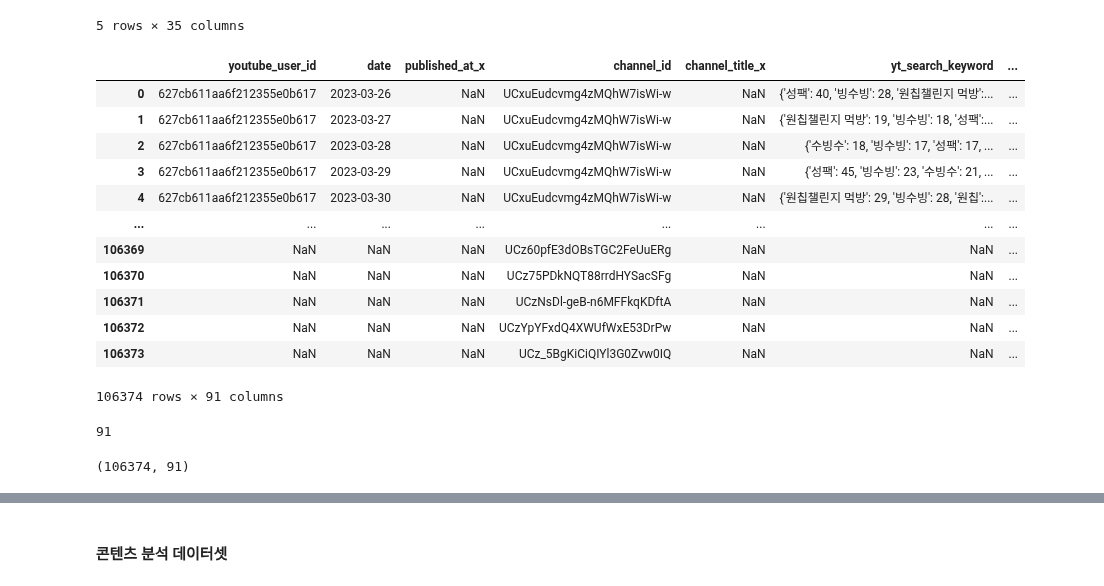
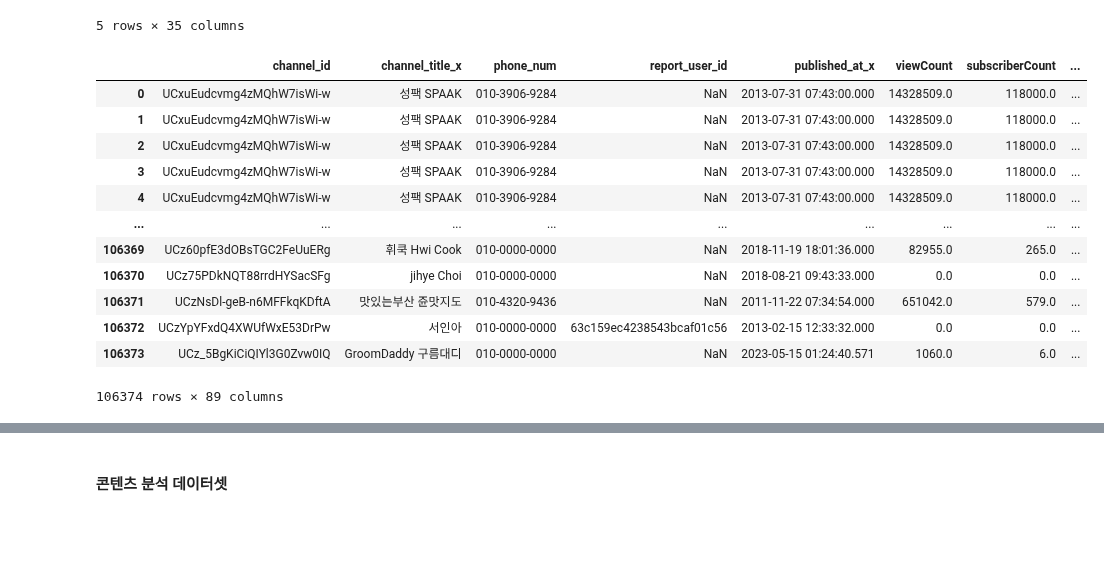
Before and after one commit to kkwann/awake, a Jupyter notebook: MongoDB_connection.ipynb, the cells around one changed output, grey strips where cells are left out. Saved outputs shown, nothing was run; the diff lists cells and outputs as text; code cells hidden in the pictures; blank space fills up the shorter version.

```diff
--- a/MongoDB_connection.ipynb
+++ b/MongoDB_connection.ipynb
@@ -832,6 +824,7 @@ print(youtube_videos['end_date'].min(), youtube_videos['end_date'].max())
 #### 계정 분석 데이터셋
 # %%
 youtube_revenue = youtube_revenue.rename(columns={'data_created_at':'date'})
+youtube_revenue['date'] = youtube_revenue['date'].astype(str)
 youtube_revenue.head()
 # %% [output]
 |  | youtube_user_id | date | estimated_revenue | estimated_ad_revenue | estimated_red_partner_revenue | ... |
@@ -861,0 +846,18 @@ youtube_users.head()
+# %%
+# 핸드폰 번호 형식으로 변환하는 함수
+def format_phone_number(x):
+    if pd.isna(x):
+        return "010-0000-0000"  # NaN 값을 기본 전화번호 형식으로 대체
+    else:
+        # 숫자를 정수로 변환한 후 문자열로 변환
+        phone_str = str(int(x))
+        phone_format = '0' + phone_str
+
+        phone_format = phone_format[:3] + '-' + phone_format[3:7]+ '-' + phone_format[7:]
+
+
+        # 3-3-4 형식으로 포맷팅 (예: 010-1234-5678)
+        return phone_format
+
+youtube_users['phone_num'] = youtube_users['phone_num'].apply(format_phone_number)
+youtube_users.head()
@@ -912,35 +921,28 @@ youtube_datas.head()
 # youtube_datas
 # %%
 # # 계정 분석 데이터 테이블 매핑
-merge_df_users = pd.merge(youtube_datas,youtube_users,how='outer',on=['channel_id']).reset_index(drop=True)
+merge_df_users = pd.merge(youtube_users,youtube_datas,how='outer',on=['channel_id']).reset_index(drop=True)
 merge_df_users = pd.merge(merge_df_users,youtube_revenue,how='outer',on=['youtube_user_id','date']).reset_index(drop=True)
 merge_df_users = pd.merge(merge_df_users,youtube_channel_demographics,how='outer',on=['youtube_user_id','date']).reset_index(drop=True)
 merge_df_users = pd.merge(merge_df_users,youtube_channel_locations,how='outer',on=['youtube_user_id','date']).reset_index(drop=True)
 merge_df_users = pd.merge(merge_df_users,youtube_daily_channel_basics,how='outer',on=['youtube_user_id','date']).reset_index(drop=True)
 merge_df_users = pd.merge(merge_df_users,youtube_subscriber,how='outer',on=['youtube_user_id','date']).reset_index(drop=True)
 # merge_df_users = pd.merge(merge_df_users,youtube_datas,how='outer',on=['youtube_user_id','date']).reset_index(drop=True)
 # merge_df_users = pd.merge(merge_df_users,youtube_users,how='outer',on=['channel_id']).reset_index(drop=True)
 
+merge_df_users = merge_df_users.drop(['channel_title_y','published_at_y'],axis=1)
 merge_df_users
 # %% [output]
-|  | youtube_user_id | date | published_at_x | channel_id | channel_title_x | yt_search_keyword | ... |
-| 0 | 627cb611aa6f212355e0b617 | 2023-03-26 | NaN | UCxuEudcvmg4zMQhW7isWi-w | NaN | {'성팩': 40, '빙수빙': 28, '원칩챌린지 먹방':... | ... |
-| 1 | 627cb611aa6f212355e0b617 | 2023-03-27 | NaN | UCxuEudcvmg4zMQhW7isWi-w | NaN | {'원칩챌린지 먹방': 19, '빙수빙': 18, '성팩':... | ... |
-| 2 | 627cb611aa6f212355e0b617 | 2023-03-28 | NaN | UCxuEudcvmg4zMQhW7isWi-w | NaN | {'수빙수': 18, '빙수빙': 17, '성팩': 17, ... | ... |
-| 3 | 627cb611aa6f212355e0b617 | 2023-03-29 | NaN | UCxuEudcvmg4zMQhW7isWi-w | NaN | {'성팩': 45, '빙수빙': 23, '수빙수': 21, ... | ... |
-| 4 | 627cb611aa6f212355e0b617 | 2023-03-30 | NaN | UCxuEudcvmg4zMQhW7isWi-w | NaN | {'원칩챌린지 먹방': 29, '빙수빙': 28, '원칩':... | ... |
-| ... | ... | ... | ... | ... | ... | ... | ... |
-| 106369 | NaN | NaN | NaN | UCz60pfE3dOBsTGC2FeUuERg | NaN | NaN | ... |
-| 106370 | NaN | NaN | NaN | UCz75PDkNQT88rrdHYSacSFg | NaN | NaN | ... |
-| 106371 | NaN | NaN | NaN | UCzNsDl-geB-n6MFFkqKDftA | NaN | NaN | ... |
-| 106372 | NaN | NaN | NaN | UCzYpYFxdQ4XWUfWxE53DrPw | NaN | NaN | ... |
-| 106373 | NaN | NaN | NaN | UCz_5BgKiCiQIYl3G0Zvw0IQ | NaN | NaN | ... |
+|  | channel_id | channel_title_x | phone_num | report_user_id | published_at_x | viewCount | subscriberCount | ... |
+| 0 | UCxuEudcvmg4zMQhW7isWi-w | 성팩 SPAAK | 010-3906-9284 | NaN | 2013-07-31 07:43:00.000 | 14328509.0 | 118000.0 | ... |
+| 1 | UCxuEudcvmg4zMQhW7isWi-w | 성팩 SPAAK | 010-3906-9284 | NaN | 2013-07-31 07:43:00.000 | 14328509.0 | 118000.0 | ... |
+| 2 | UCxuEudcvmg4zMQhW7isWi-w | 성팩 SPAAK | 010-3906-9284 | NaN | 2013-07-31 07:43:00.000 | 14328509.0 | 118000.0 | ... |
+| 3 | UCxuEudcvmg4zMQhW7isWi-w | 성팩 SPAAK | 010-3906-9284 | NaN | 2013-07-31 07:43:00.000 | 14328509.0 | 118000.0 | ... |
+| 4 | UCxuEudcvmg4zMQhW7isWi-w | 성팩 SPAAK | 010-3906-9284 | NaN | 2013-07-31 07:43:00.000 | 14328509.0 | 118000.0 | ... |
+| ... | ... | ... | ... | ... | ... | ... | ... | ... |
+| 106369 | UCz60pfE3dOBsTGC2FeUuERg | 휘쿡 Hwi Cook | 010-0000-0000 | NaN | 2018-11-19 18:01:36.000 | 82955.0 | 265.0 | ... |
+| 106370 | UCz75PDkNQT88rrdHYSacSFg | jihye Choi | 010-0000-0000 | NaN | 2018-08-21 09:43:33.000 | 0.0 | 0.0 | ... |
+| 106371 | UCzNsDl-geB-n6MFFkqKDftA | 맛있는부산 쥰맛지도 | 010-4320-9436 | NaN | 2011-11-22 07:34:54.000 | 651042.0 | 579.0 | ... |
+| 106372 | UCzYpYFxdQ4XWUfWxE53DrPw | 서인아 | 010-0000-0000 | 63c159ec4238543bcaf01c56 | 2013-02-15 12:33:32.000 | 0.0 | 0.0 | ... |
+| 106373 | UCz_5BgKiCiQIYl3G0Zvw0IQ | GroomDaddy 구름대디 | 010-0000-0000 | NaN | 2023-05-15 01:24:40.571 | 1060.0 | 6.0 | ... |
-106374 rows × 91 columns
+106374 rows × 89 columns
-# %%
-len(merge_df_users.columns)
-# %% [output]
-91
-# %%
-merge_df_users.shape
-# %% [output]
-(106374, 91)
```
Also changed, not shown: parts of 15 cells of this notebook.
